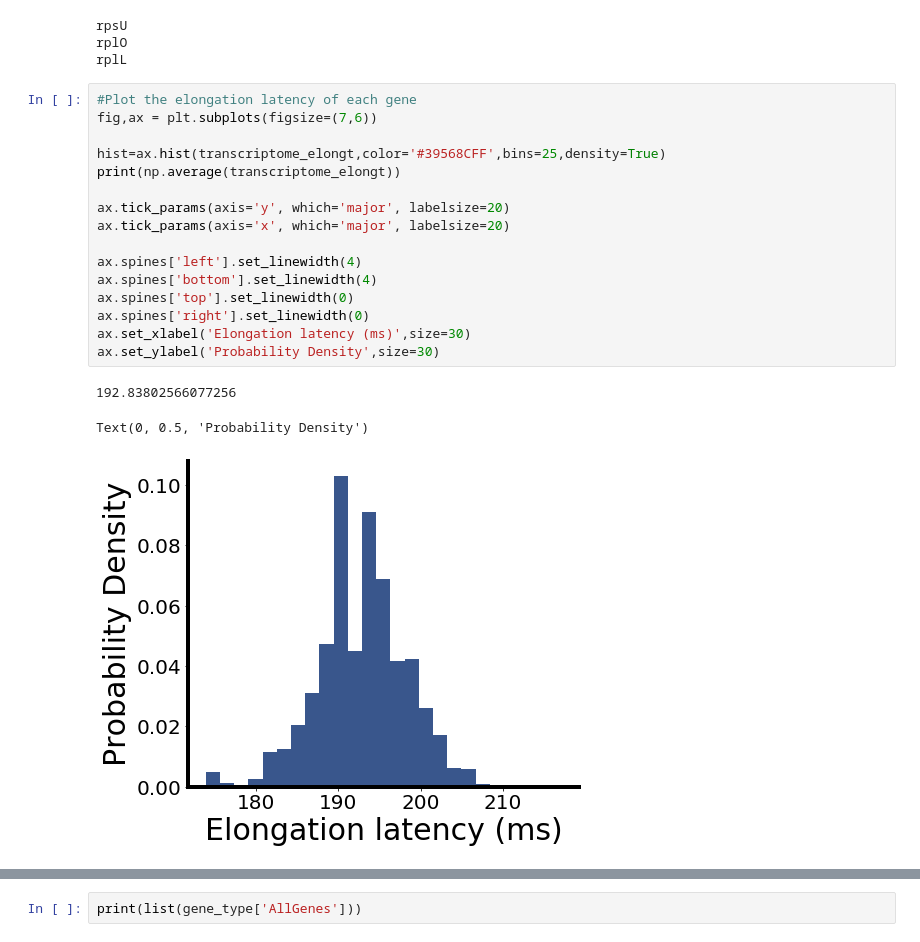
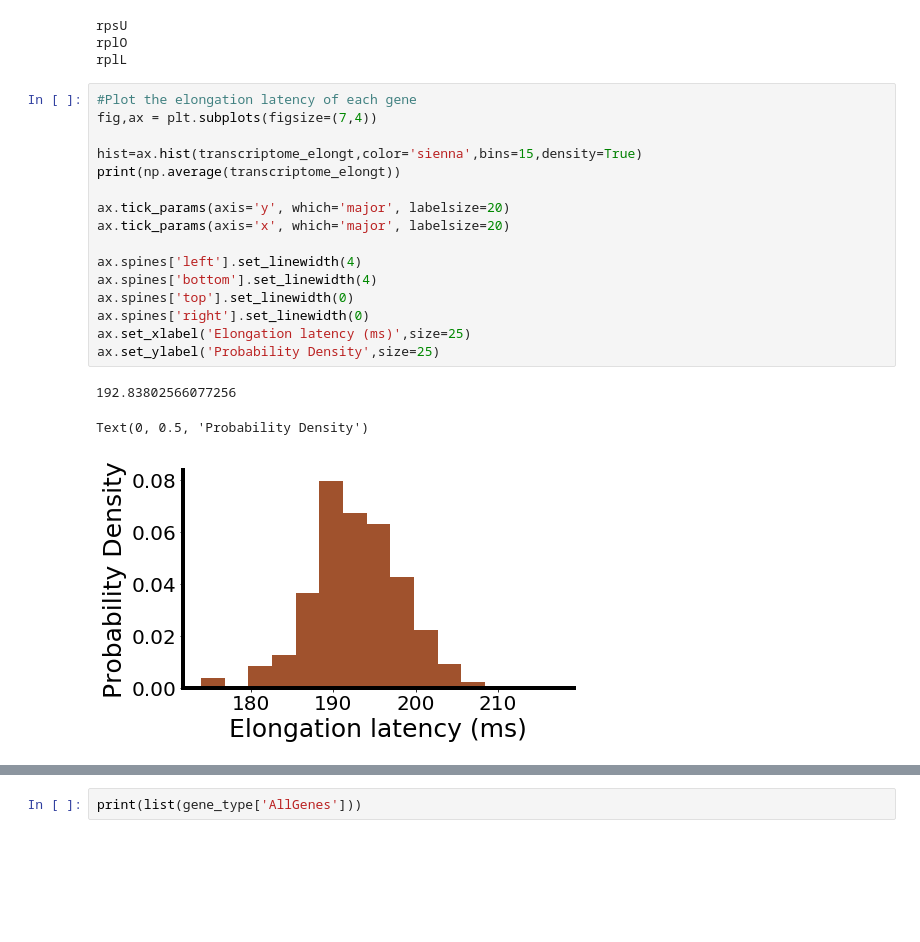
Before and after one commit to EndyLab/tRNACAD, a Jupyter notebook: SingleGeneAnalysis.ipynb, the cells around one changed output, grey strips where cells are left out. Cells and saved outputs as stored; diff of their text form; blank space fills up the shorter version.

```diff
--- a/SingleGeneAnalysis.ipynb
+++ b/SingleGeneAnalysis.ipynb
@@ -296,24 +296,24 @@ rplO
 rplL
 # %%
 #Plot the elongation latency of each gene
-fig,ax = plt.subplots(figsize=(7,6))
+fig,ax = plt.subplots(figsize=(7,4))
 
-hist=ax.hist(transcriptome_elongt,color='#39568CFF',bins=25,density=True)
+hist=ax.hist(transcriptome_elongt,color='sienna',bins=15,density=True)
 print(np.average(transcriptome_elongt))
 
 ax.tick_params(axis='y', which='major', labelsize=20)
 ax.tick_params(axis='x', which='major', labelsize=20)
 
 ax.spines['left'].set_linewidth(4)
 ax.spines['bottom'].set_linewidth(4)
 ax.spines['top'].set_linewidth(0)
 ax.spines['right'].set_linewidth(0)
-ax.set_xlabel('Elongation latency (ms)',size=30)
-ax.set_ylabel('Probability Density',size=30)
+ax.set_xlabel('Elongation latency (ms)',size=25)
+ax.set_ylabel('Probability Density',size=25)
 # %% [output]
 192.83802566077256
 Text(0, 0.5, 'Probability Density')
-[figure, old version]
+[figure, new version]
 # %%
 transcriptome = pd.read_csv('./data/tables/srep45303-s9.csv')
 transcriptome = transcriptome.head(4196)
```
Also changed, not shown: parts of 1 cell of this notebook, 4 other files.
